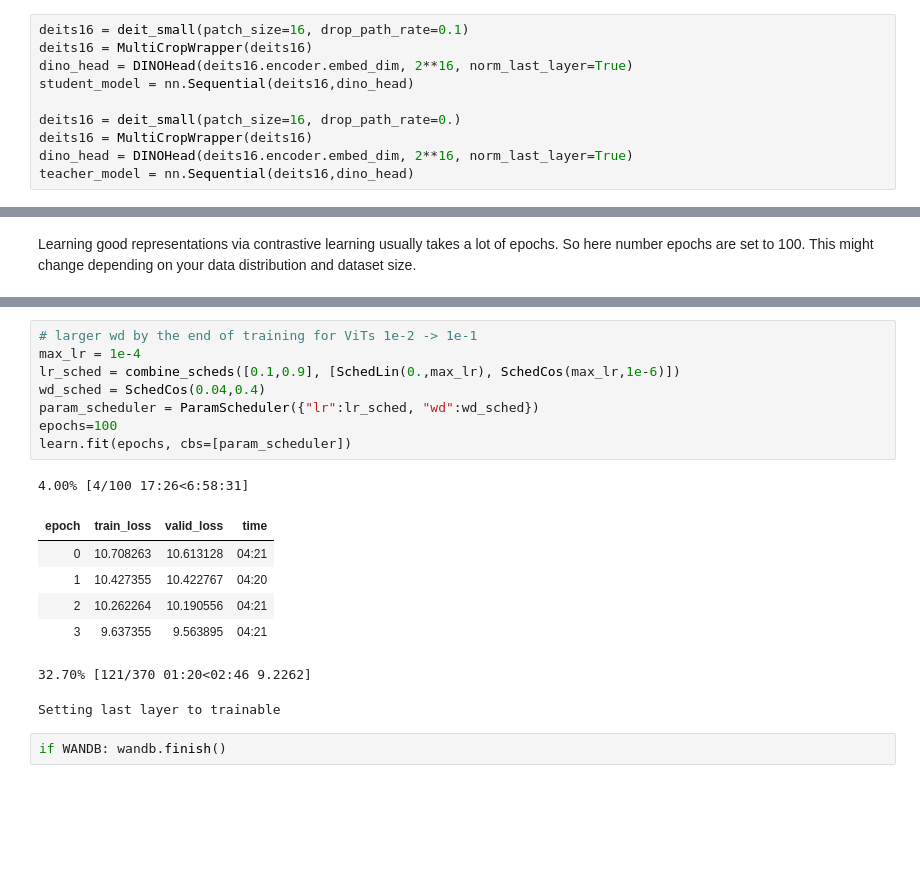
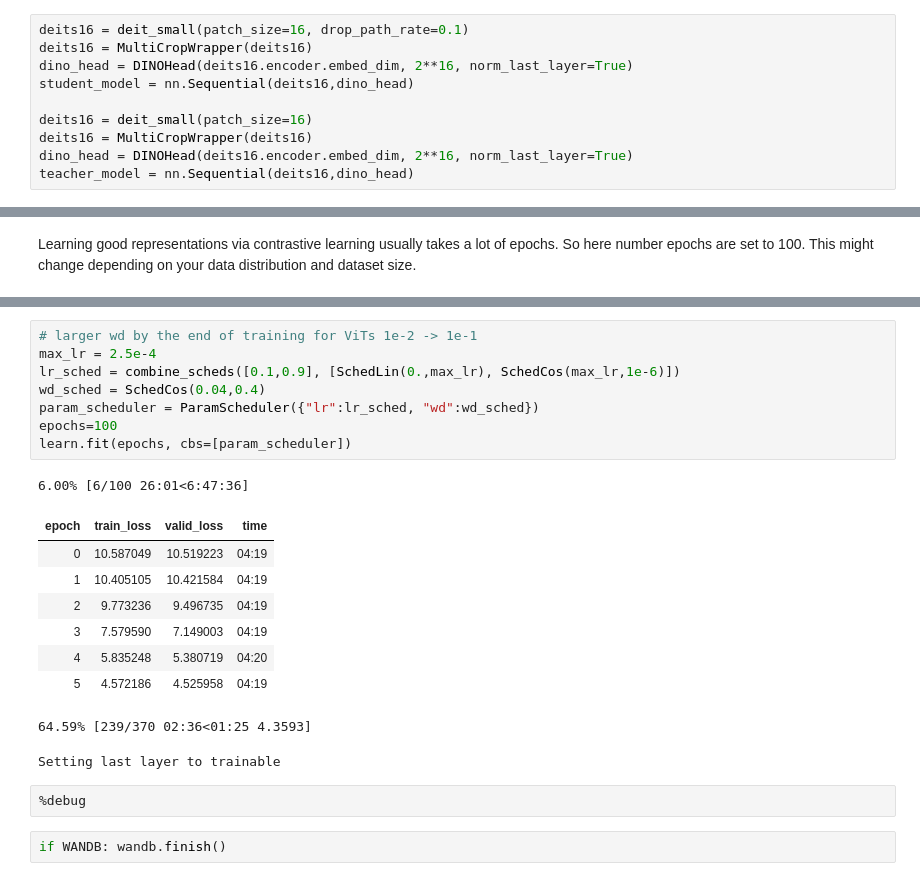
Before and after one commit to KeremTurgutlu/self_supervised, a Jupyter notebook: examples/vision/06 - training_dino_iwang.ipynb, the cells around one changed output, grey strips where cells are left out. Cells and saved outputs as stored; diff of their text form; blank space fills up the shorter version.

```diff
--- a/examples/vision/06 - training_dino_iwang.ipynb
+++ b/examples/vision/06 - training_dino_iwang.ipynb
@@ -58,7 +58,7 @@ deits16 = MultiCropWrapper(deits16)
 dino_head = DINOHead(deits16.encoder.embed_dim, 2**16, norm_last_layer=True)
 student_model = nn.Sequential(deits16,dino_head)
 
-deits16 = deit_small(patch_size=16, drop_path_rate=0.)
+deits16 = deit_small(patch_size=16)
 deits16 = MultiCropWrapper(deits16)
 dino_head = DINOHead(deits16.encoder.embed_dim, 2**16, norm_last_layer=True)
 teacher_model = nn.Sequential(deits16,dino_head)
@@ -137,20 +138,24 @@ Learning good representations via contrastive learning usually takes a lot of ep
 # %%
 # larger wd by the end of training for ViTs 1e-2 -> 1e-1
-max_lr = 1e-4
+max_lr = 2.5e-4
 lr_sched = combine_scheds([0.1,0.9], [SchedLin(0.,max_lr), SchedCos(max_lr,1e-6)])
 wd_sched = SchedCos(0.04,0.4)
 param_scheduler = ParamScheduler({"lr":lr_sched, "wd":wd_sched})
 epochs=100
 learn.fit(epochs, cbs=[param_scheduler])
 # %% [output]
-4.00% [4/100 17:26<6:58:31]
+6.00% [6/100 26:01<6:47:36]
 | epoch | train_loss | valid_loss | time |
-| 0 | 10.708263 | 10.613128 | 04:21 |
-| 1 | 10.427355 | 10.422767 | 04:20 |
-| 2 | 10.262264 | 10.190556 | 04:21 |
-| 3 | 9.637355 | 9.563895 | 04:21 |
+| 0 | 10.587049 | 10.519223 | 04:19 |
+| 1 | 10.405105 | 10.421584 | 04:19 |
+| 2 | 9.773236 | 9.496735 | 04:19 |
+| 3 | 7.579590 | 7.149003 | 04:19 |
+| 4 | 5.835248 | 5.380719 | 04:20 |
+| 5 | 4.572186 | 4.525958 | 04:19 |
-32.70% [121/370 01:20<02:46 9.2262]
+64.59% [239/370 02:36<01:25 4.3593]
 Setting last layer to trainable
+# %%
+%debug
 # %%
 if WANDB: wandb.finish()
 # %% [markdown]
```
Also changed, not shown: parts of 5 cells of this notebook, 2 other files.
